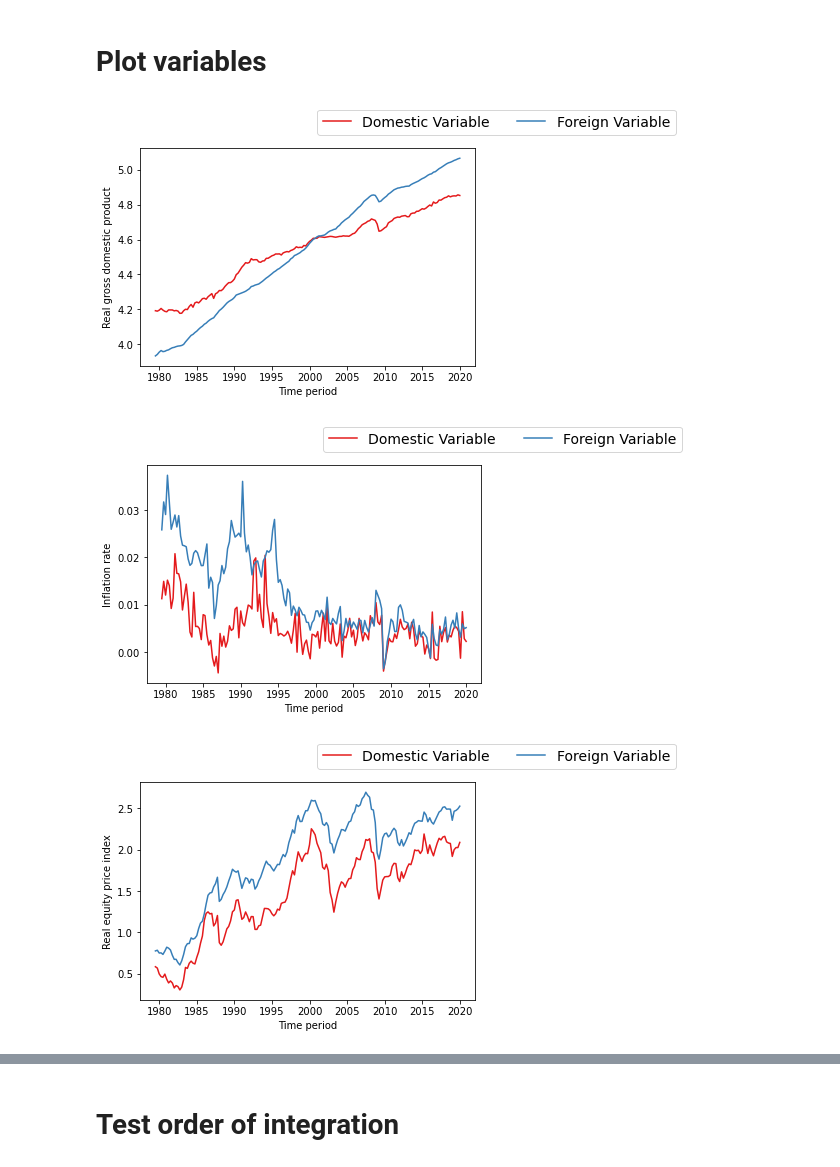
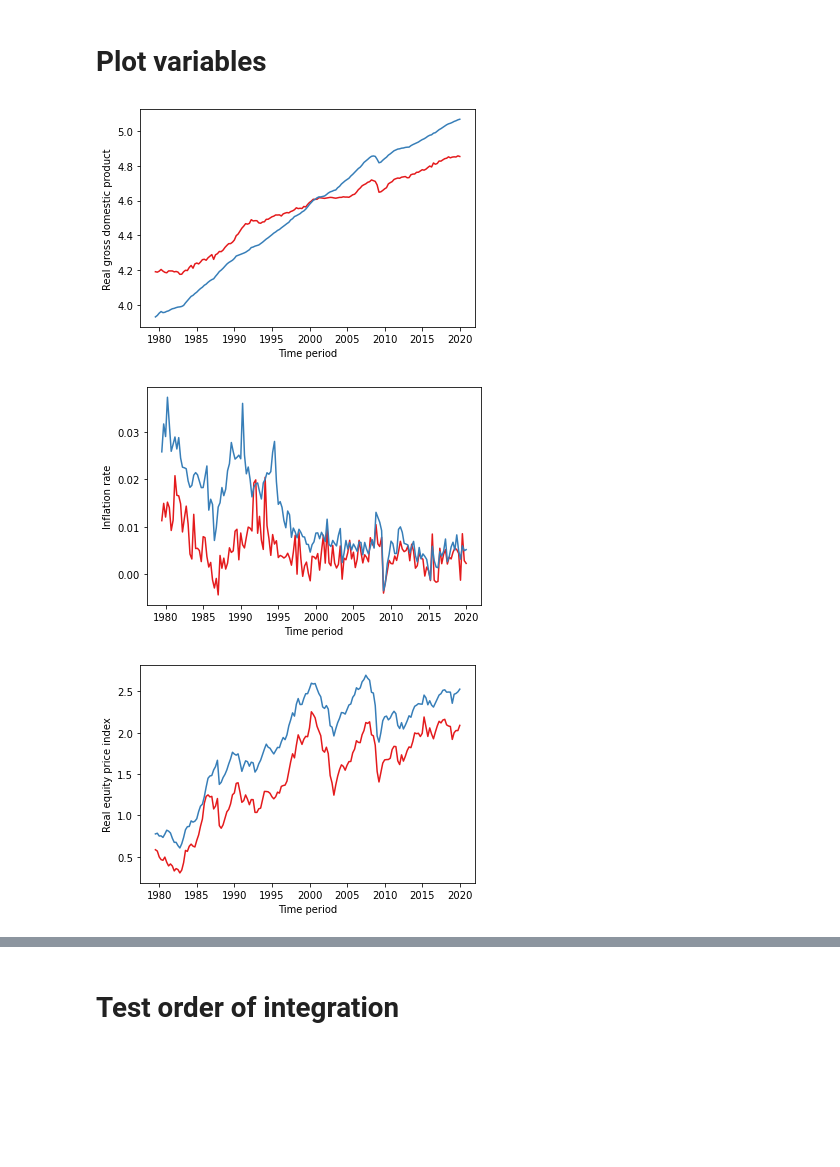
Before and after one commit to JochemvdBosch/GVAR_modelling, a Jupyter notebook: GVAR_code.ipynb, the cells around one changed output, grey strips where cells are left out. Saved outputs shown, nothing was run; the diff lists cells and outputs as text; code cells hidden in the pictures; blank space fills up the shorter version.

```diff
--- a/GVAR_code.ipynb
+++ b/GVAR_code.ipynb
@@ -91,40 +91,40 @@ country = 'Germany'
 
 sns.set_palette("Set1")
 
-legend = True
+legend = False
 # Plot x_it and x_star for every variable
 for i in range(len(ext_variable_list)):
     if legend == False:
         if set_variables[country][variable_list[i]]:
             sns.lineplot(data=df_dom[country][variable_list[i]])
 
         if set_variables[country][variable_list[i]+"s"]:
             sns.lineplot(data=df_for[country][variable_list[i]+"s"])
 
         plt.xlabel("Time period")
         plt.ylabel(ext_variable_list[i])
 
         plt.show()
     else:
 
         fig, ax = plt.subplots()
 
         if set_variables[country][variable_list[i]]:
             sns.lineplot(data=df_dom[country][variable_list[i]],label='Domestic Variable')
 
         if set_variables[country][variable_list[i]+"s"]:
             sns.lineplot(data=df_for[country][variable_list[i]+"s"],label='Foreign Variable')
 
 
         plt.xlabel("Time period")
         plt.ylabel(ext_variable_list[i])
 
         pos = ax.get_position()
         ax.set_position([pos.x0, pos.y0, pos.width, pos.height])
         ax.legend(loc='upper right', bbox_to_anchor=(1.62, 1.21),prop={'size':14},ncol=2)
 
         plt.show()
 # %% [output]
-[figure, old version]
+[figure, new version]
-[figure, old version]
+[figure, new version]
-[figure, old version]
+[figure, new version]
```
Also changed, not shown: parts of 11 cells of this notebook, 1 other file.
